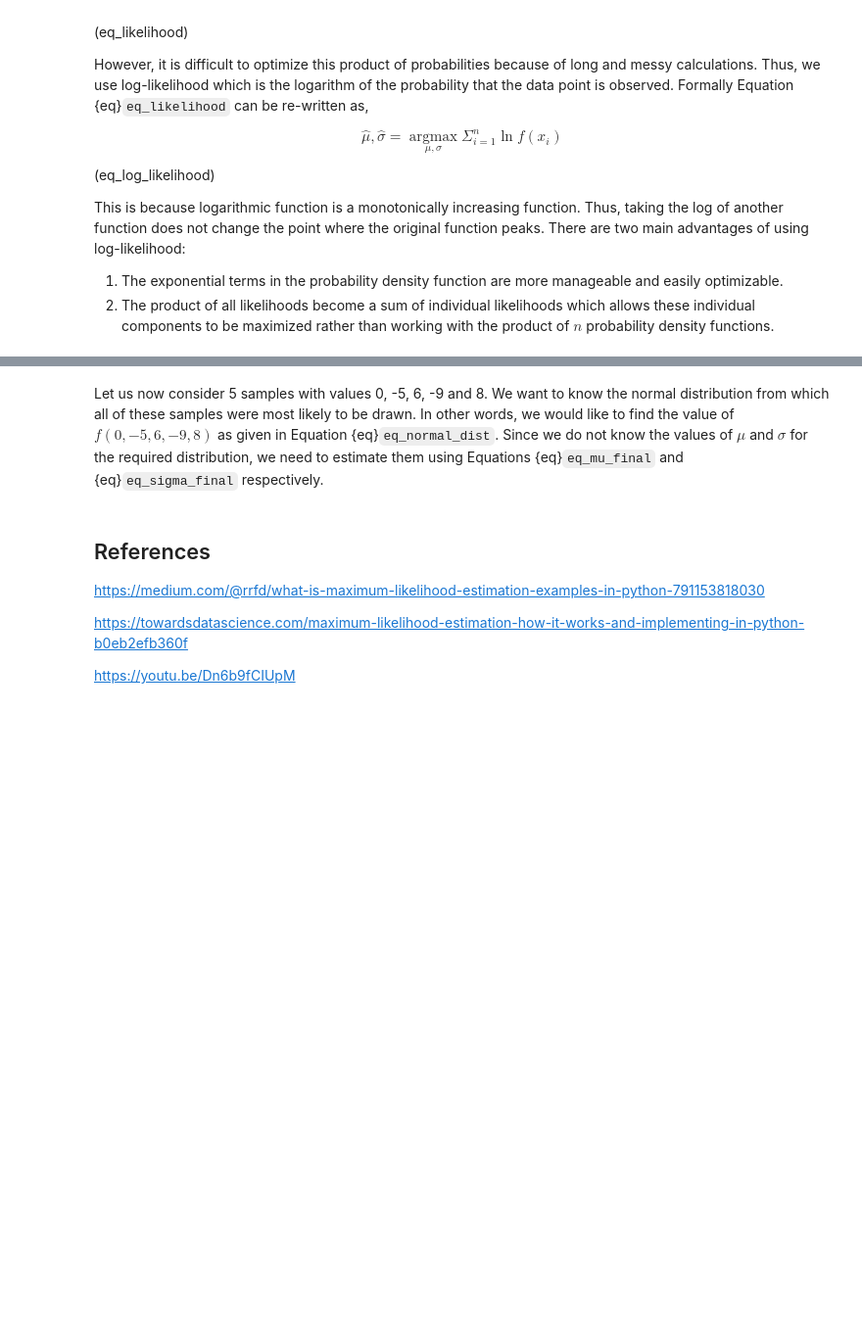
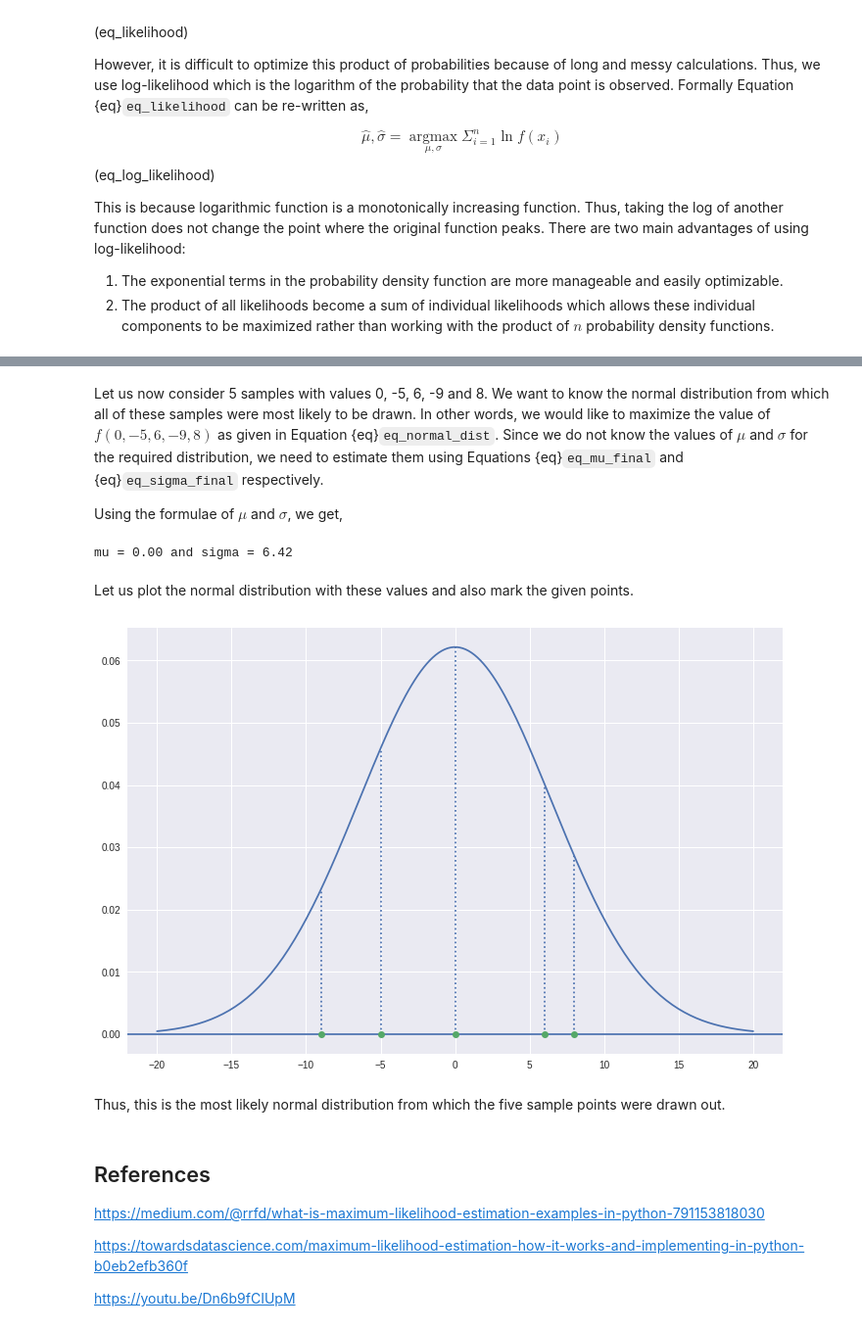
Before and after one commit to somnathrakshit/mymlrecipes, a Jupyter notebook: _sources/text/mle/intro.ipynb, the cells around one changed output, grey strips where cells are left out. Shown: that part at 98% size. Drawn from its saved outputs; the diff is of its cells as text; code cells hidden in the pictures; blank space fills up the shorter version.

```diff
--- a/_sources/text/mle/intro.ipynb
+++ b/_sources/text/mle/intro.ipynb
@@ -176,7 +206,31 @@ $$ (eq_sigma_final)
 
 Thus, the maximum likelihood estimate for $\sigma$ is the standard deviation of the samples.
 # %% [markdown]
-Let us now consider 5 samples with values 0, -5,  6, -9 and 8. We want to know the normal distribution from which all of these samples were most likely to be drawn. In other words, we would like to find the value of $f(0, -5,  6, -9, 8)$ as given in Equation {eq}`eq_normal_dist`. Since we do not know the values of $\mu$ and $\sigma$ for the required distribution, we need to estimate them using  Equations {eq}`eq_mu_final` and {eq}`eq_sigma_final` respectively.
+Let us now consider 5 samples with values 0, -5,  6, -9 and 8. We want to know the normal distribution from which all of these samples were most likely to be drawn. In other words, we would like to maximize the value of $f(0, -5,  6, -9, 8)$ as given in Equation {eq}`eq_normal_dist`. Since we do not know the values of $\mu$ and $\sigma$ for the required distribution, we need to estimate them using  Equations {eq}`eq_mu_final` and {eq}`eq_sigma_final` respectively.
+
+Using the formulae of $\mu$ and $\sigma$, we get,
+# %%
+samples = np.array([0, -5, 6, -9, 8])
+mu = np.mean(samples)
+sigma = np.std(samples)
+print(f'mu = {mu:.2f} and sigma = {sigma:.2f}')
+# %% [output]
+mu = 0.00 and sigma = 6.42
+# %% [markdown]
+Let us plot the normal distribution with these values and also mark the given points.
+# %%
+x_range = np.linspace(-20, 20, 200)
+
+plot_normal(x_range, mu, sigma)
+plt.axhline(y=0)
+
+plt.vlines(samples, ymin=0, ymax=norm.pdf(samples, mu, sigma), linestyle=':')
+
+plt.plot(samples, [0]*samples.shape[0], 'o', zorder=10, clip_on=False);
+# %% [output]
+[figure, added]
+# %% [markdown]
+Thus, this is the most likely normal distribution from which the five sample points were drawn out.
 # %% [markdown]
 ## References
 
```
Also changed, not shown: parts of 3 cells of this notebook, 3 other files.
